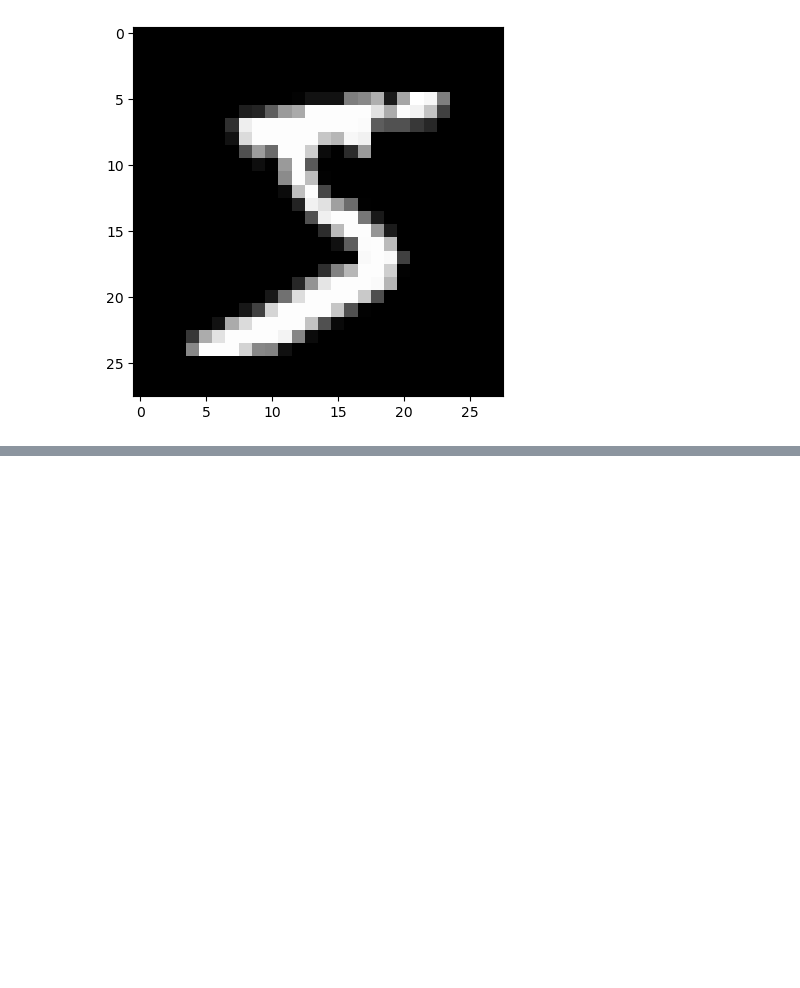
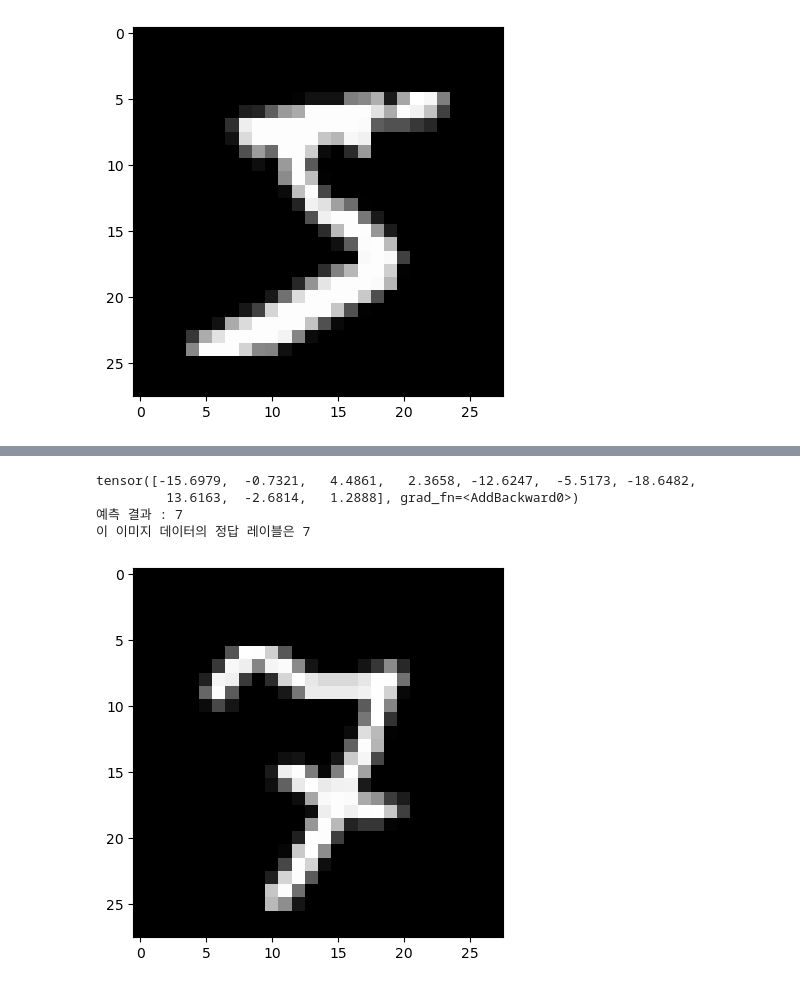
Before and after one commit to hyeonseok11/pytorch_deep_learning, a Jupyter notebook: chap04 Deep_Learing_Basic/09 다층 퍼셉트론으로 MNIST 분류.ipynb, the cells around one changed output, grey strips where cells are left out. Saved outputs shown, nothing was run; the diff lists cells and outputs as text; code cells hidden in the pictures; blank space fills up the shorter version.

```diff
--- a/chap04 Deep_Learing_Basic/09 다층 퍼셉트론으로 MNIST 분류.ipynb
+++ b/chap04 Deep_Learing_Basic/09 다층 퍼셉트론으로 MNIST 분류.ipynb
@@ -66,0 +79,25 @@ print(f"이 이미지 데이터의 레이블은 {y[0]:.0f}이다")
+# %%
+x_train, x_test, y_train, y_test = train_test_split(x, y, test_size=1/7, random_state=0)
+
+x_train = torch.Tensor(x_train)
+x_test = torch.Tensor(x_test)
+y_train = torch.LongTensor(y_train)
+y_test = torch.LongTensor(y_test)
+
+ds_train = TensorDataset(x_train, y_train)
+ds_test = TensorDataset(x_test, y_test)
+
+loader_train = DataLoader(ds_train, batch_size=64, shuffle=True)
+loader_test = DataLoader(ds_test, batch_size=64, shuffle=False)
+# %%
+# 다층 퍼셉트톤 모델 정의
+from torch import nn
+
+model = nn.Sequential()
+model.add_module('fc1', nn.Linear(28*28*1, 100))
+model.add_module('relu1', nn.ReLU())
+model.add_module('fc2', nn.Linear(100,100))
+model.add_module('relu2',nn.ReLU())
+model.add_module('fc3', nn.Linear(100, 10))
+
+print(model)
@@ -66,0 +170,20 @@ print(f"이 이미지 데이터의 레이블은 {y[0]:.0f}이다")
+# %%
+index = 100
+
+model.eval()
+data = x_test[index]
+pred = model(data)
+print(pred)
+_, predicted = torch.max(pred.data, 0)
+
+print(f'예측 결과 : {predicted}')
+
+x_test_show = (x_test[index].numpy())
+plt.imshow(x_test_show.reshape(28,28), cmap='gray')
+print(f'이 이미지 데이터의 정답 레이블은 {y_test[index]:.0f}')
+# %% [output]
+tensor([-15.6979,  -0.7321,   4.4861,   2.3658, -12.6247,  -5.5173, -18.6482,
+         13.6163,  -2.6814,   1.2888], grad_fn=<AddBackward0>)
+예측 결과 : 7
+이 이미지 데이터의 정답 레이블은 7
+[figure, added]
```
Also changed, not shown: parts of 10 cells of this notebook.
